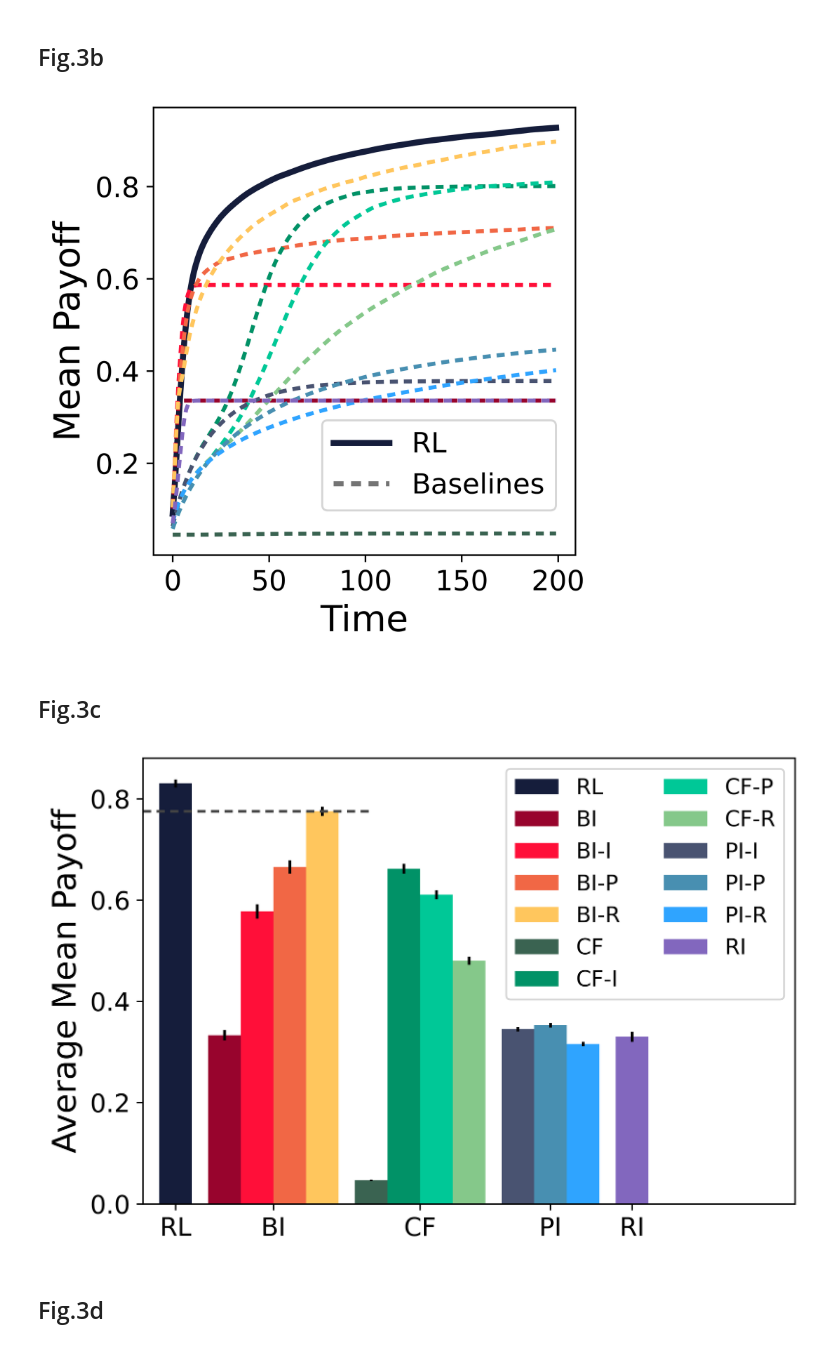
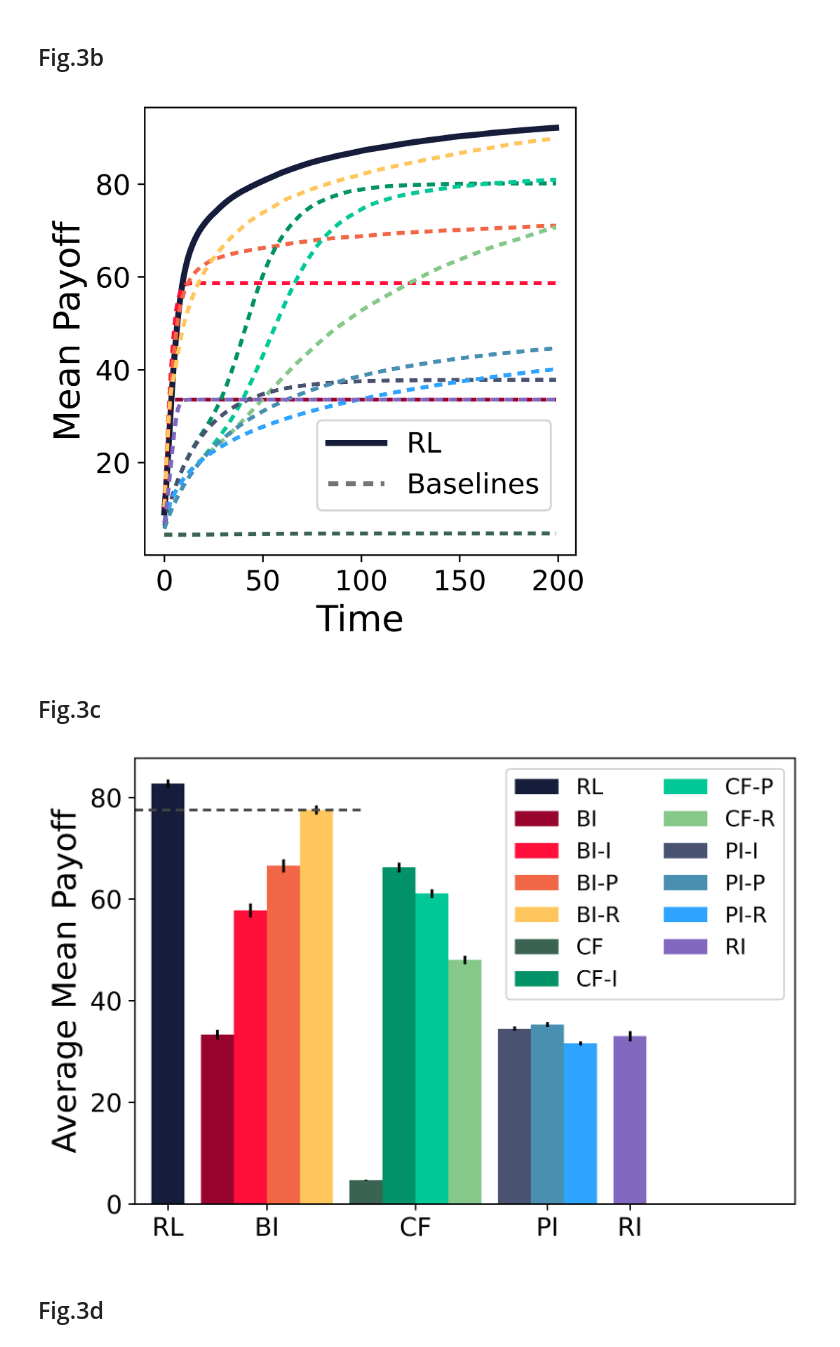
Before and after one commit to nokpil/SocialNet, a Jupyter notebook: Figures_new.ipynb, the cells around one changed output. Drawn from its saved outputs; the diff is of its cells as text; code cells hidden in the pictures.

```diff
--- a/Figures_new.ipynb
+++ b/Figures_new.ipynb
@@ -404,9 +386,0 @@ plt.plot(network_nodes)
-# %%
- with open(f'./result/baseline_test.pkl', "rb") as f:
-        unpickler = pickle.Unpickler(f)
-        # if file is not empty scores will be equal
-        # to the value unpickled
-        scores = unpickler.load()
-# %%
-with open(f'./result/baseline_test.pkl', 'rb') as f:
-    baseline_complete_dict = pickle.load(f)
@@ -653,10 +625,10 @@ for key in baseline_complete_dict.keys():
     if key != 'keys':
         result = []
         np.mean(baseline_complete_dict[key]['scr_buf'])
-        complete_dict[conversion_dict1[key]] = [np.mean(baseline_complete_dict[key]['scr_buf']),
-                                                     np.mean(baseline_complete_dict[key]['scr_buf'][..., -1])]
-        complete_sem_dict[conversion_dict1[key]] = [np.std(np.mean(baseline_complete_dict[key]['scr_buf'], axis=(-2, -1)))/np.sqrt(5000),
-                                                     np.std(np.mean(baseline_complete_dict[key]['scr_buf'][..., -1], axis=-1))/np.sqrt(5000)]
+        complete_dict[conversion_dict1[key]] = [np.mean(baseline_complete_dict[key]['scr_buf']*100),
+                                                     np.mean(baseline_complete_dict[key]['scr_buf'][..., -1])*100]
+        complete_sem_dict[conversion_dict1[key]] = [np.std(np.mean(baseline_complete_dict[key]['scr_buf'], axis=(-2, -1)))/np.sqrt(5000)*100,
+                                                     np.std(np.mean(baseline_complete_dict[key]['scr_buf'][..., -1], axis=-1))/np.sqrt(5000)*100]
 # %%
 Ret_list = []
 FinalScore_list = []
@@ -668,10 +640,10 @@ for i in range(len(inspection_complete_dict['scr_buf_list'])):
 Ret_list = np.array(Ret_list)
 FinalScore_list = np.array(FinalScore_list)
 # %%
-complete_dict['RL'] = [np.mean(Ret_list),
-                       np.mean(FinalScore_list)]
-complete_sem_dict['RL'] = [np.std(np.mean(Ret_list, axis=(-2, -1)))/np.sqrt(5000),
-                           np.std(np.mean(FinalScore_list, axis=-1))/np.sqrt(5000)]
+complete_dict['RL'] = [np.mean(Ret_list)*100,
+                       np.mean(FinalScore_list)*100]
+complete_sem_dict['RL'] = [np.std(np.mean(Ret_list, axis=(-2, -1)))/np.sqrt(5000)*100,
+                           np.std(np.mean(FinalScore_list, axis=-1))/np.sqrt(5000)*100]
 # %%
 complete_dict
 # %% [output]
@@ -739,11 +707,11 @@ counter=0
 order_dict = ['RL', 'BI', 'BI-I', 'BI-P', 'BI-R', 'CF', 'CF-I', 'CF-P', 'CF-R',  'PI-I', 'PI-P', 'PI-R', 'RI']
 for baseline_name in order_dict:
     if baseline_name == 'RL':
-        x = np.array([inspection_complete_dict['scr_buf_list'][i] for i in range(len(inspection_complete_dict['scr_buf_list']))])
+        x = np.array([inspection_complete_dict['scr_buf_list'][i]*100 for i in range(len(inspection_complete_dict['scr_buf_list']))])
         ls = '-'
         lw = 3
     else:
-        x = baseline_complete_dict[conversion_dict2[baseline_name]]['scr_buf']
+        x = baseline_complete_dict[conversion_dict2[baseline_name]]['scr_buf']*100
         ls = (0, (2, 1.5))
         lw = 2
     avg_pf = np.mean(x, axis=tuple(range(0, len(x.shape) - 1)))
@@ -753,7 +721,6 @@ for baseline_name in order_dict:
     counter+=1
 
 ax.plot(np.arange(0), np.arange(0), ls=(0, (2, 1.5)), lw=2.5, c=color_list[counter], label='Baselines')
-
 ax.set_xlabel('Time', fontsize=18)
 ax.set_ylabel('Mean Payoff', fontsize=18)
 ax.tick_params(axis = 'both', labelsize=14)
@@ -765,7 +732,7 @@ ax.legend([handles[idx] for idx in order],[labels[idx] for idx in order], loc=(0
 plt.tight_layout()
 plt.savefig('Fig3b.svg', transparent=True, dpi=300)
 # %% [output]
-[figure, old version]
+[figure, new version]
 # %% [markdown]
 ## Fig.3c
 # %%
@@ -790,36 +757,36 @@ else:
 offset = [start + i * width for i in range(length)]
 
 offset[0] -= width/2
 
 for i in range(5):
     offset[i] -= width/2
 
 for i in range(9, length):
     offset[i] += width/2
 
 offset[-1] += width/2
 
 order_dict = ['RL', 'BI', 'BI-I', 'BI-P', 'BI-R', 'CF', 'CF-I', 'CF-P', 'CF-R',  'PI-I', 'PI-P', 'PI-R', 'RI']
 
 for i, key in enumerate(order_dict):
     ax.bar(offset[i], complete_dict[key][f], width, label=key, color = color_list[i], yerr = 5 * np.array(complete_sem_dict[key])[f])
 
 ax.set_ylabel('Average Mean Payoff', fontsize=18)
 ax.set_xticks([-width * 7, -width * 4, width / 2, width * 4.5, width * 7])
 ax.set_xticklabels(['RL', 'BI', 'CF', 'PI', 'RI'], fontsize=14)
-ax.set_yticks([0.0, 0.2, 0.4, 0.6, 0.8])
-ax.set_yticklabels(['0.0', '0.2', '0.4', '0.6', '0.8'], fontsize=14)
+ax.set_yticks([0, 20, 40, 60, 80])
+ax.set_yticklabels(['0', '20', '40', '60', '80'], fontsize=14)
 #ax.set_xlim(-1, 2)
 #ax.legend(loc='lower right', ncol=3, fontsize=10)
 ax.set_xlim(-0.8, 1.2)
 ax.legend(loc='upper right', ncol=2, fontsize=12)
 best_baseline = 'BI-R'
 ax.hlines(complete_dict[best_baseline][f], offset[0]-width, offset[5], ls=(0, (3, 2)), color='#444444', lw=1.5)
 
 plt.tight_layout()
 plt.savefig('Fig3c.svg', transparent=True, dpi=300)
 # %% [output]
-[figure, old version]
+[figure, new version]
 # %% [markdown]
 ## Fig.3d
 # %%
```
Also changed, not shown: parts of 65 cells of this notebook, 20 other files.
